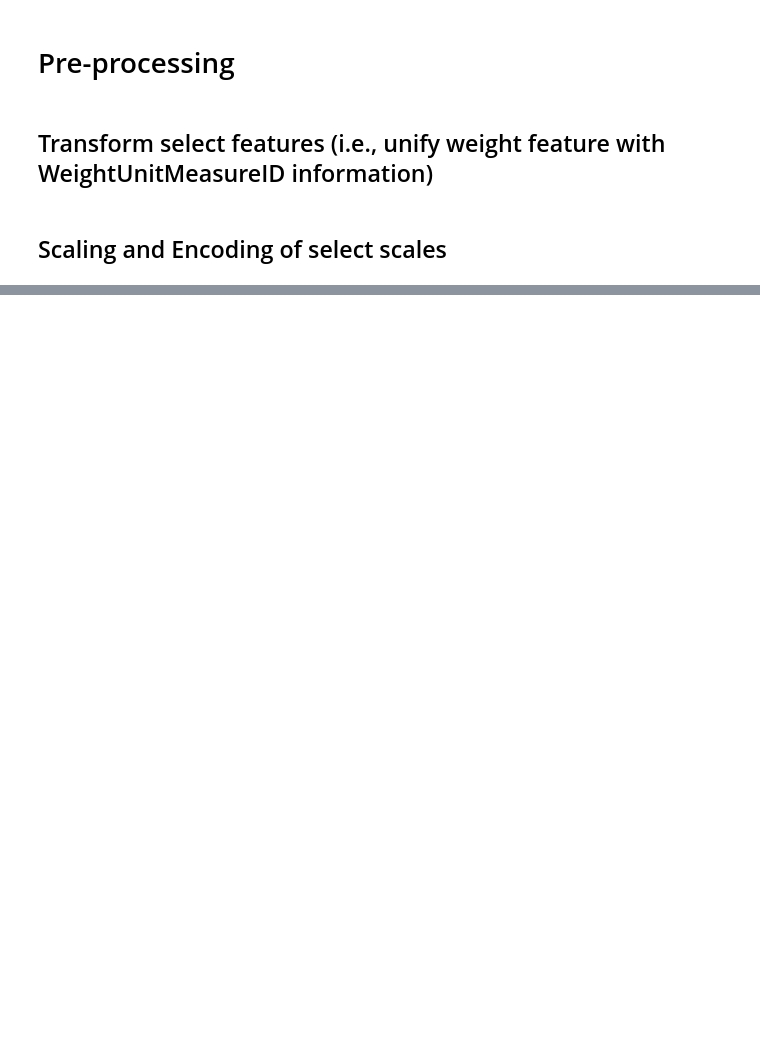
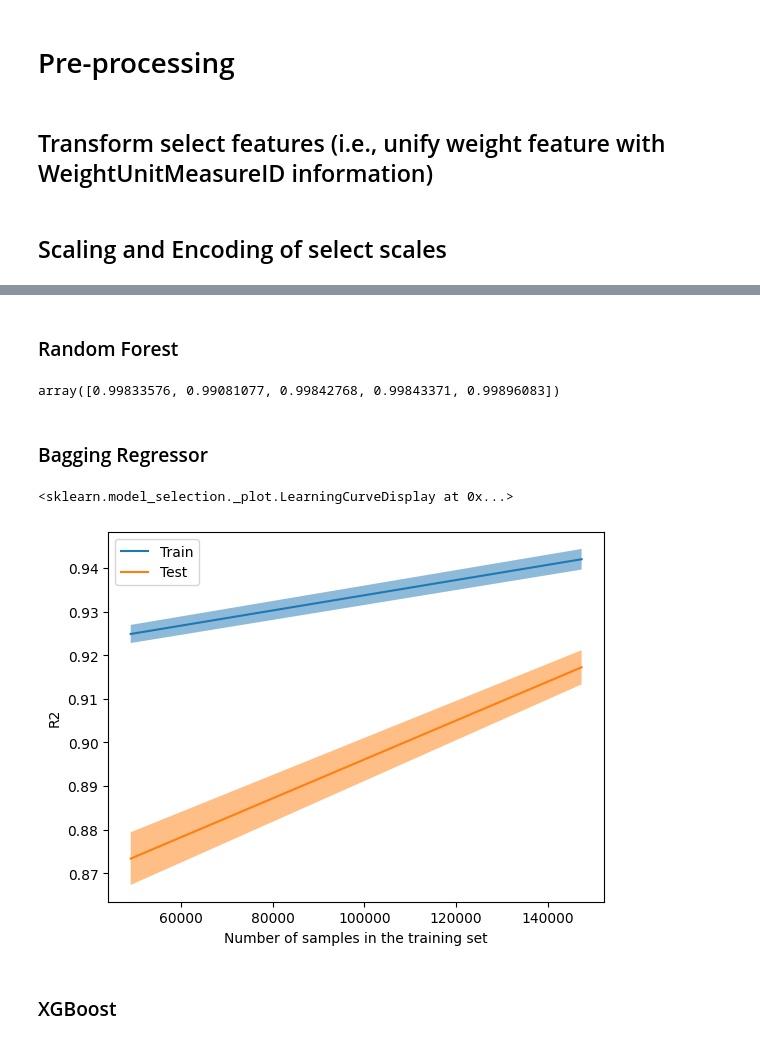
Before and after one commit to kai-pre/sales-ninja, a Jupyter notebook: notebooks/kai_timeseries-prediction.ipynb, the cells around one changed output, grey strips where cells are left out. Saved outputs shown, nothing was run; the diff lists cells and outputs as text; code cells hidden in the pictures; blank space fills up the shorter version.

```diff
--- a/notebooks/kai_timeseries-prediction.ipynb
+++ b/notebooks/kai_timeseries-prediction.ipynb
@@ -106,0 +127,24 @@ print(data_yearly.shape)
+# %% [markdown]
+### Random Forest
+# %%
+forest = RandomForestRegressor(n_estimators=10)
+
+cv_score = cross_val_score(forest, X_train_proc, y_train, scoring = "r2", cv=5, n_jobs = -1)
+cv_score
+# %% [output]
+array([0.99833576, 0.99081077, 0.99842768, 0.99843371, 0.99896083])
+# %% [markdown]
+### Bagging Regressor
+# %%
+kneighbors = KNeighborsRegressor(n_neighbors = 5)
+bagged_kn = BaggingRegressor(kneighbors, n_estimators = 3)
+
+# cv_score = cross_val_score(bagged_kn, X_train_proc, y_train, scoring = "r2", cv=5, n_jobs = -1)
+# cv_score
+
+LearningCurveDisplay.from_estimator(bagged_kn, X_proc, y, train_sizes = [0.1, 0.3], scoring = "r2", cv=5, n_jobs = -1)
+# %% [output]
+<sklearn.model_selection._plot.LearningCurveDisplay at 0x...>
+[figure, added]
+# %% [markdown]
+### XGBoost
```
Also changed, not shown: parts of 29 cells of this notebook.
